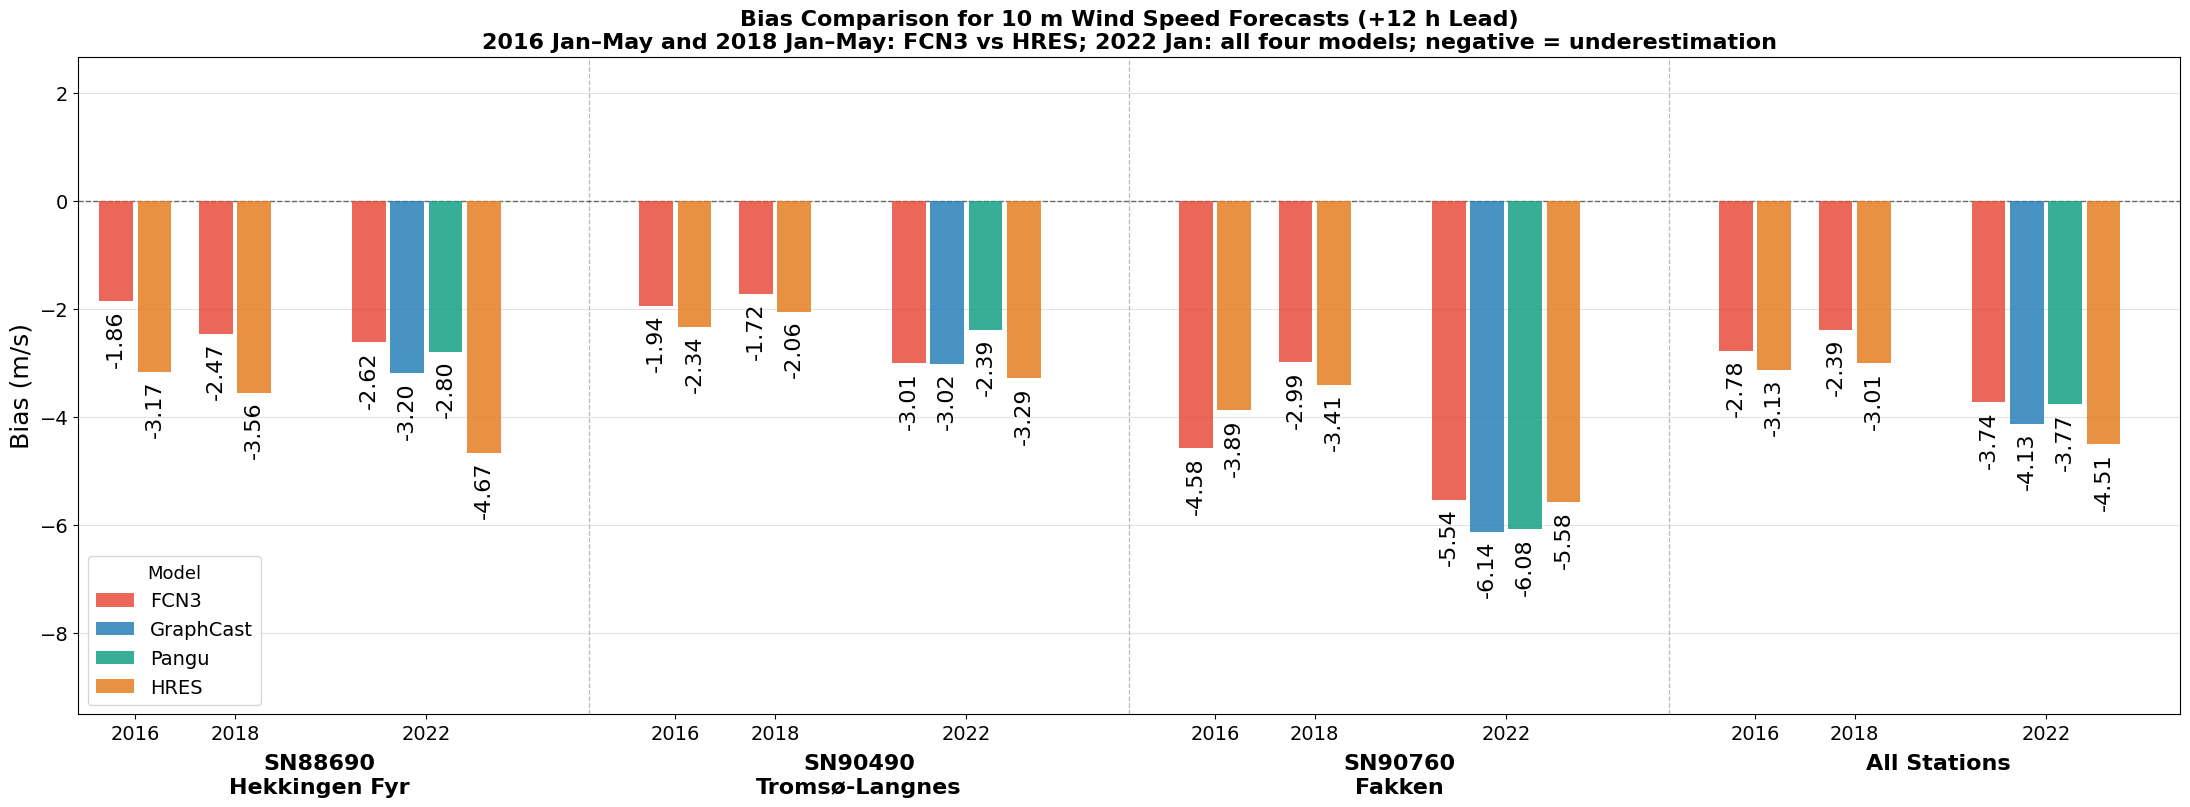
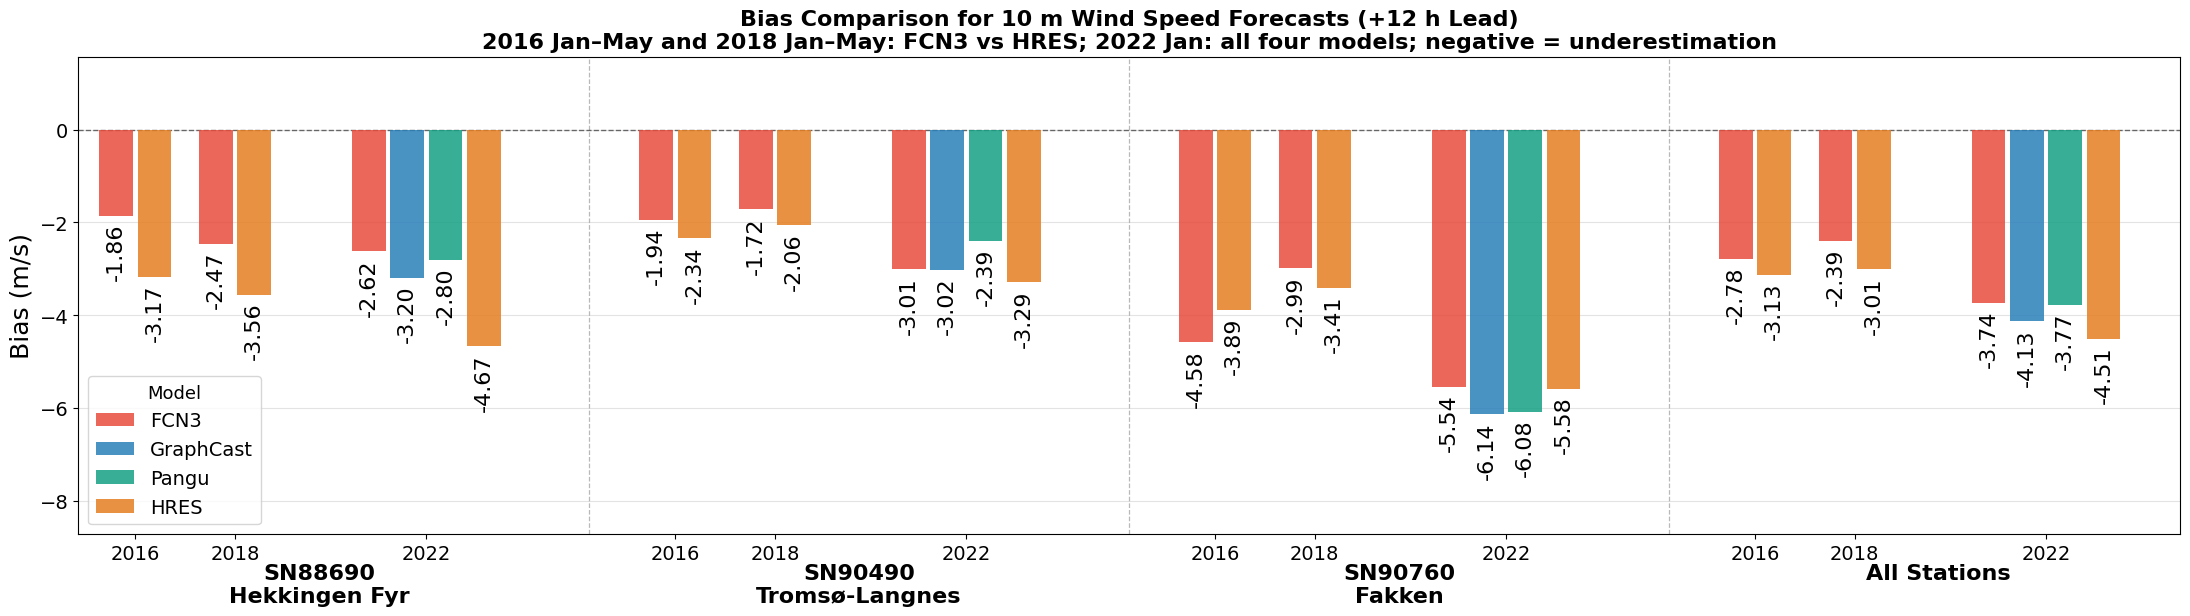
The change to this notebook cell's code, shown as a diff; its figure went from the first image to the second:
--- before
+++ after
@@ -1,4 +1,4 @@
 # ── Figure 2: Bias ─────────────────────────────────────────────────────────
-fig, ax = plt.subplots(figsize=(22, 8))
+fig, ax = plt.subplots(figsize=(22, 6))
 
 all_abs = []
@@ -34,6 +34,6 @@
 
 ax.set_xlim(sid_span[SIDS[0]][0] - w, sid_span[SIDS[-1]][1] + w)
-lim = max(all_abs) * 1.55 if all_abs else 8
-ax.set_ylim(-lim, lim * 0.28)
+lim = max(all_abs) * 1.42 if all_abs else 8
+ax.set_ylim(-lim, lim * 0.18)
 ax.set_ylabel('Bias (m/s)', fontsize=18)
 ax.grid(axis='y', alpha=0.35, zorder=0)

Commit: udpate figure size